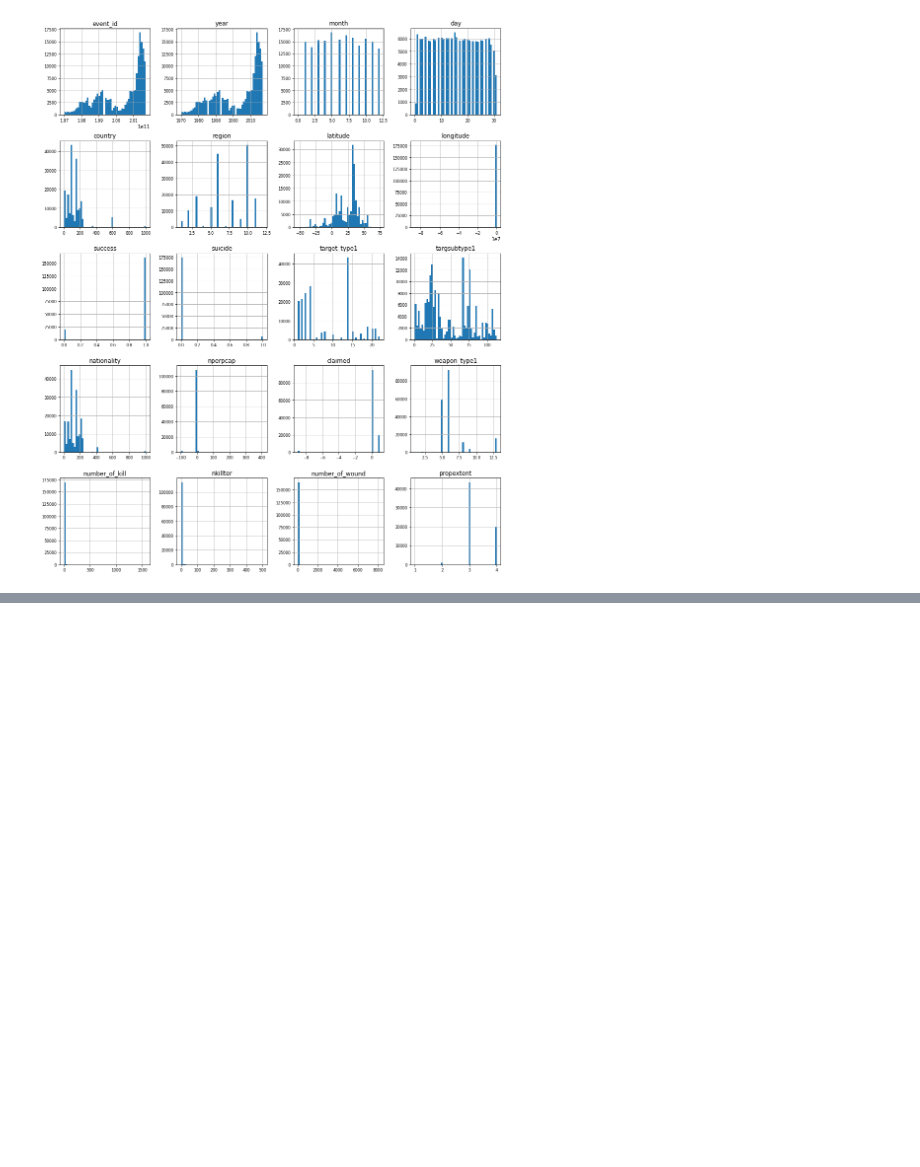
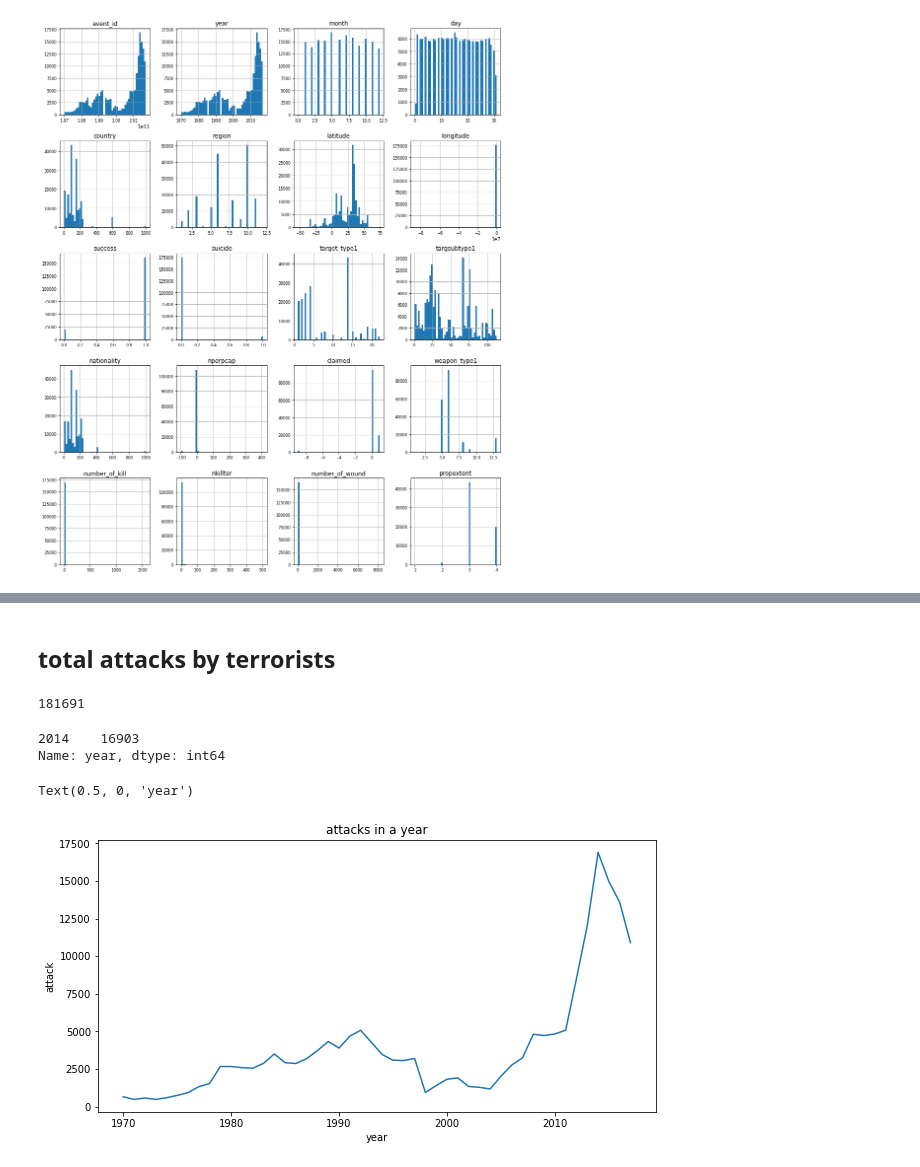
Before and after one commit to PratibhaSanganmath/EDA-Global_terrorism_analysis, a Jupyter notebook: EDA_Global_terrorism.ipynb, the cells around one changed output, grey strips where cells are left out. Saved outputs shown, nothing was run; the diff lists cells and outputs as text; code cells hidden in the pictures; blank space fills up the shorter version.

```diff
--- a/EDA_Global_terrorism.ipynb
+++ b/EDA_Global_terrorism.ipynb
@@ -156,3 +156,7 @@ Now lets plot them all
 df.hist(figsize=(16, 20), bins=50, xlabelsize=8, ylabelsize=8);
 # %% [output]
 [figure]
+# %%
+# To calculate the total number of attacks in a particular years
+attacks_in_a_year = df["year"].value_counts()
+attacks_in_a_year.sort_index(inplace=True)
@@ -158,0 +183,22 @@ df.hist(figsize=(16, 20), bins=50, xlabelsize=8, ylabelsize=8);
+# %% [markdown]
+## total attacks by terrorists
+# %%
+attacks_in_a_year.sum()
+# %% [output]
+181691
+# %%
+# to know in which year maximum terrorist attacks are done
+year_of_max_attacks=df['year'].value_counts()
+year_of_max_attacks[:1]
+# %% [output]
+2014    16903
+Name: year, dtype: int64
+# %%
+plt.rcParams['figure.figsize'] = (10, 5)
+plt.plot(attacks_in_a_year)
+plt.title('attacks in a year')
+plt.ylabel('attack')
+plt.xlabel('year')
+# %% [output]
+Text(0.5, 0, 'year')
+[figure, added]
```
Also changed, not shown: parts of 11 cells of this notebook.
